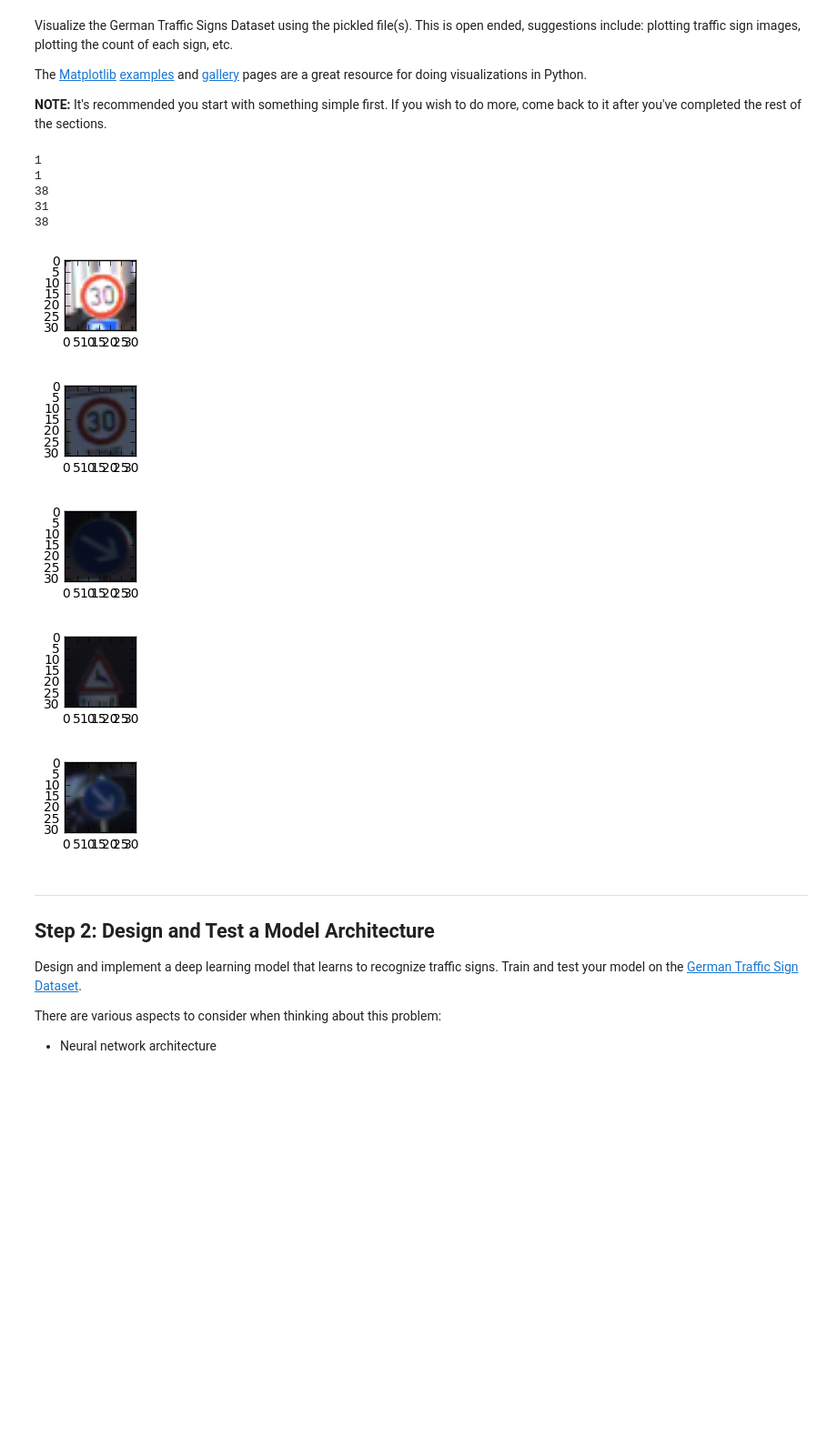
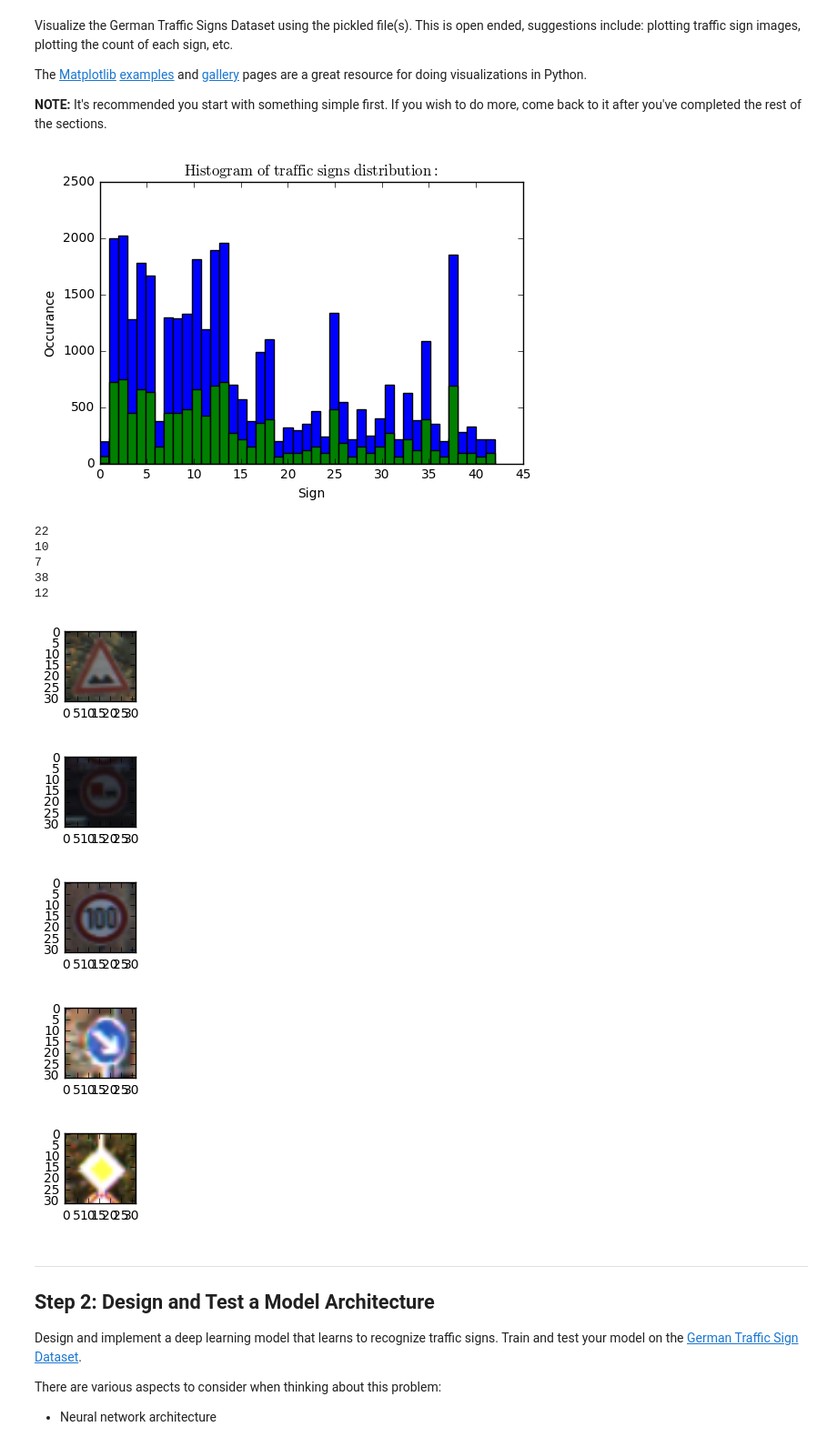
Before and after one commit to html5cat/CarND-Traffic-Sign-Classifier-Project, a Jupyter notebook: Traffic_Sign_Classifier.ipynb, the cells around one changed output. Shown at 91% size. Drawn from its saved outputs; the diff is of its cells as text; code cells hidden in the pictures; blank space fills up the shorter version.

Commit message:
Add histogram of training data distribution

```diff
--- a/Traffic_Sign_Classifier.ipynb
+++ b/Traffic_Sign_Classifier.ipynb
@@ -98,27 +101,36 @@ The [Matplotlib](http://matplotlib.org/) [examples](http://matplotlib.org/exampl
 # %%
 import random
 import numpy as np
 import matplotlib.pyplot as plt
 %matplotlib inline
+
+fig, ax = plt.subplots()
+plt.xlabel('Sign')
+plt.ylabel('Occurance')
+plt.title(r'$\mathrm{Histogram\ of\ traffic\ signs\ distribution:}\ $')
+ax.hist(y_train, bins=43, color='blue')
+ax.hist(y_test, bins=43, color='green')
+plt.show()
 
 for i in range(5):
     index = random.randint(0, len(X_train))
     image = X_train[index].squeeze()
 
     plt.figure(figsize=(1,1))
     plt.imshow(image)
     print(y_train[index])
 # %% [output]
+[figure, new version]
-1
-1
+22
+10
+7
 38
-31
-38
+12
-[figure, old version]
-[figure, old version]
+[figure, new version]
-[figure, old version]
+[figure, new version]
-[figure, old version]
+[figure, new version]
-[figure, old version]
+[figure, new version]
+[figure, added]
 # %% [markdown]
 ----
 
```
Also changed, not shown: parts of 1 cell of this notebook.
